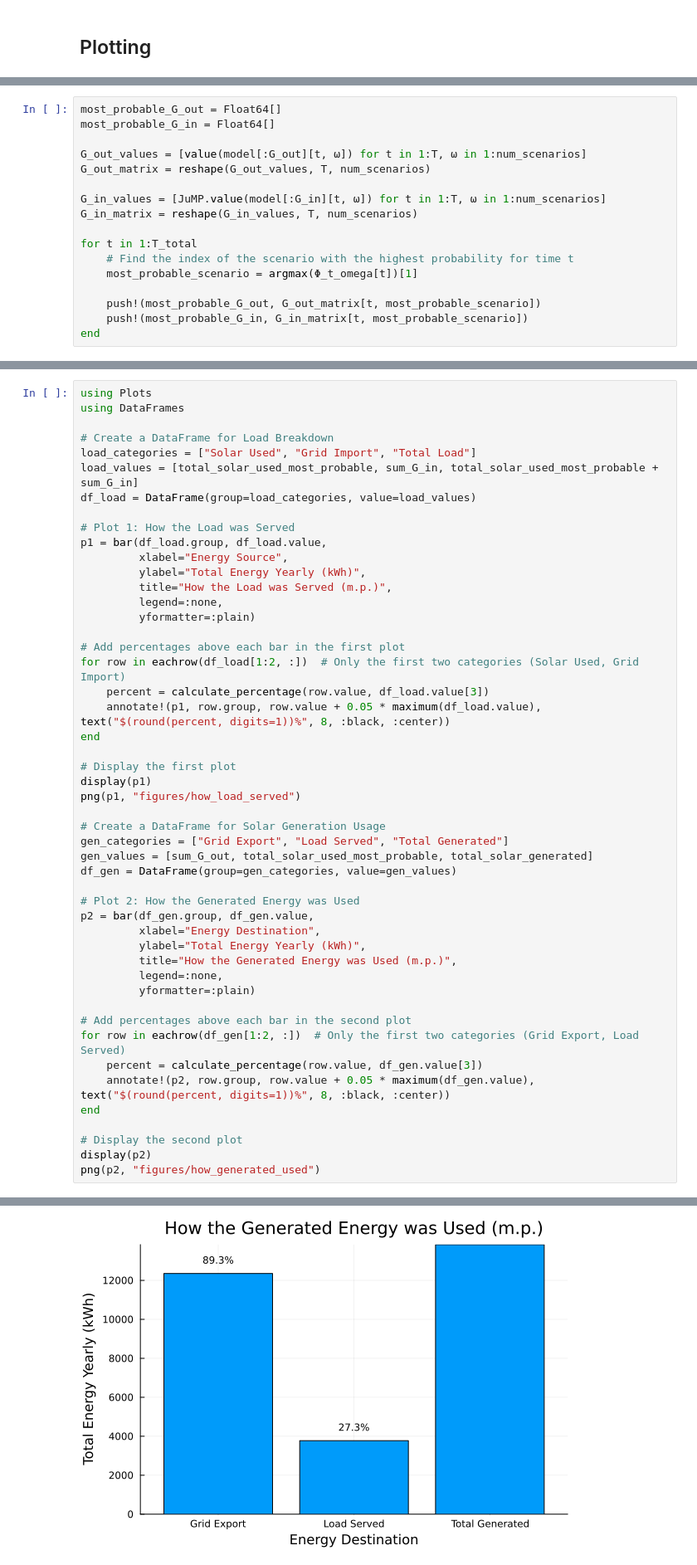
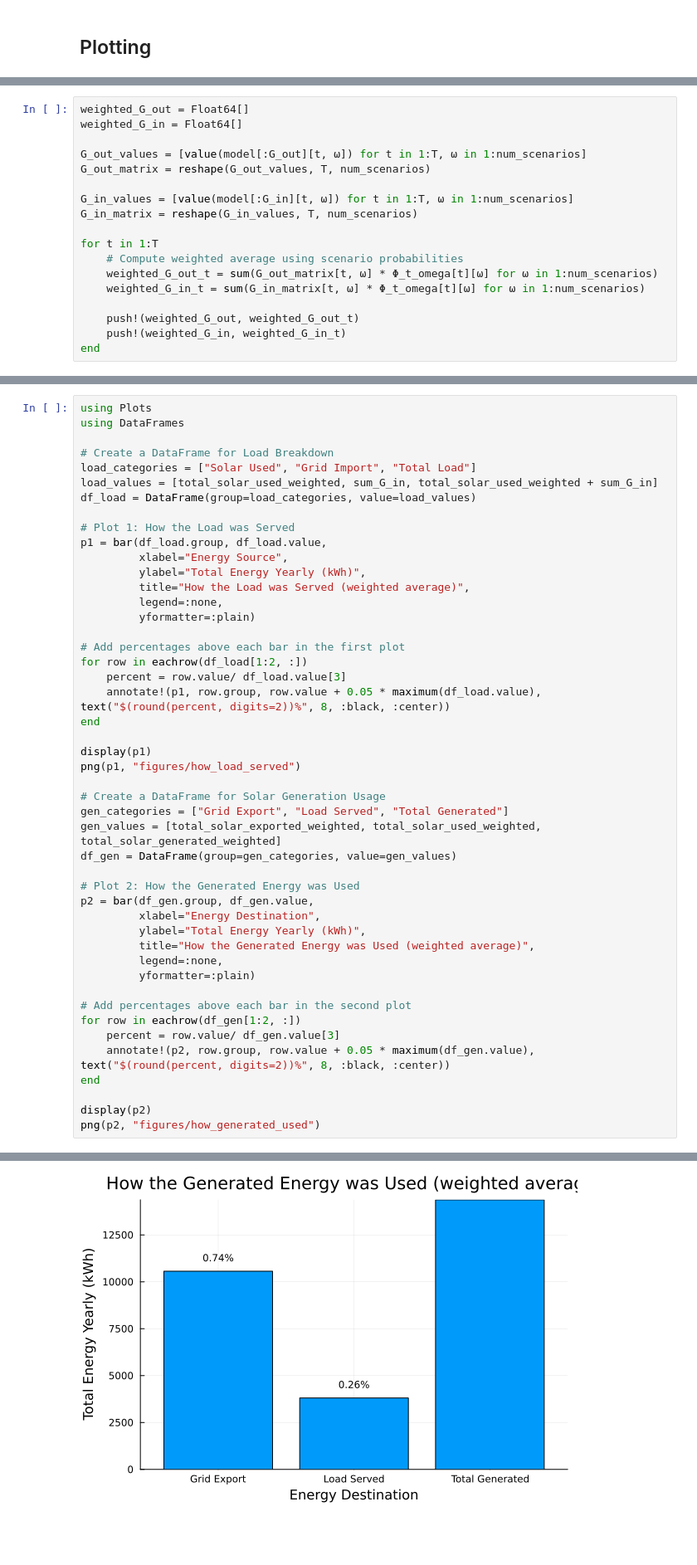
Before and after one commit to czwiessler/AMOProject, a Jupyter notebook: 05_Optimization.ipynb, the cells around one changed output, grey strips where cells are left out. Shown at 83% size. Drawn from its saved outputs; the diff is of its cells as text; blank space fills up the shorter version.

```diff
--- a/05_Optimization.ipynb
+++ b/05_Optimization.ipynb
@@ -228,19 +225,20 @@ Compute G-in and G-out series with most probable scenarios in every time step
 # %%
-most_probable_G_out = Float64[]
-most_probable_G_in = Float64[]
+weighted_G_out = Float64[]
+weighted_G_in = Float64[]
 
 G_out_values = [value(model[:G_out][t, ω]) for t in 1:T, ω in 1:num_scenarios]
 G_out_matrix = reshape(G_out_values, T, num_scenarios)
 
-G_in_values = [JuMP.value(model[:G_in][t, ω]) for t in 1:T, ω in 1:num_scenarios]
+G_in_values = [value(model[:G_in][t, ω]) for t in 1:T, ω in 1:num_scenarios]
 G_in_matrix = reshape(G_in_values, T, num_scenarios)
 
-for t in 1:T_total
-    # Find the index of the scenario with the highest probability for time t
-    most_probable_scenario = argmax(Φ_t_omega[t])[1]
+for t in 1:T
+    # Compute weighted average using scenario probabilities
+    weighted_G_out_t = sum(G_out_matrix[t, ω] * Φ_t_omega[t][ω] for ω in 1:num_scenarios)
+    weighted_G_in_t = sum(G_in_matrix[t, ω] * Φ_t_omega[t][ω] for ω in 1:num_scenarios)
 
-    push!(most_probable_G_out, G_out_matrix[t, most_probable_scenario])
-    push!(most_probable_G_in, G_in_matrix[t, most_probable_scenario])
+    push!(weighted_G_out, weighted_G_out_t)
+    push!(weighted_G_in, weighted_G_in_t)
 end
 # %%
 using Plots
@@ -332,47 +330,45 @@ using DataFrames
 
 # Create a DataFrame for Load Breakdown
 load_categories = ["Solar Used", "Grid Import", "Total Load"]
-load_values = [total_solar_used_most_probable, sum_G_in, total_solar_used_most_probable + sum_G_in]
+load_values = [total_solar_used_weighted, sum_G_in, total_solar_used_weighted + sum_G_in]
 df_load = DataFrame(group=load_categories, value=load_values)
 
 # Plot 1: How the Load was Served
 p1 = bar(df_load.group, df_load.value,
          xlabel="Energy Source",
          ylabel="Total Energy Yearly (kWh)",
-         title="How the Load was Served (m.p.)",
+         title="How the Load was Served (weighted average)",
          legend=:none,
          yformatter=:plain)
 
 # Add percentages above each bar in the first plot
-for row in eachrow(df_load[1:2, :])  # Only the first two categories (Solar Used, Grid Import)
-    percent = calculate_percentage(row.value, df_load.value[3])
-    annotate!(p1, row.group, row.value + 0.05 * maximum(df_load.value), text("$(round(percent, digits=1))%", 8, :black, :center))
+for row in eachrow(df_load[1:2, :])
+    percent = row.value/ df_load.value[3]
+    annotate!(p1, row.group, row.value + 0.05 * maximum(df_load.value), text("$(round(percent, digits=2))%", 8, :black, :center))
 end
 
-# Display the first plot
 display(p1)
 png(p1, "figures/how_load_served")
 
 # Create a DataFrame for Solar Generation Usage
 gen_categories = ["Grid Export", "Load Served", "Total Generated"]
-gen_values = [sum_G_out, total_solar_used_most_probable, total_solar_generated]
+gen_values = [total_solar_exported_weighted, total_solar_used_weighted, total_solar_generated_weighted]
 df_gen = DataFrame(group=gen_categories, value=gen_values)
 
 # Plot 2: How the Generated Energy was Used
 p2 = bar(df_gen.group, df_gen.value,
          xlabel="Energy Destination",
          ylabel="Total Energy Yearly (kWh)",
-         title="How the Generated Energy was Used (m.p.)",
+         title="How the Generated Energy was Used (weighted average)",
          legend=:none,
          yformatter=:plain)
 
 # Add percentages above each bar in the second plot
-for row in eachrow(df_gen[1:2, :])  # Only the first two categories (Grid Export, Load Served)
-    percent = calculate_percentage(row.value, df_gen.value[3])
-    annotate!(p2, row.group, row.value + 0.05 * maximum(df_gen.value), text("$(round(percent, digits=1))%", 8, :black, :center))
+for row in eachrow(df_gen[1:2, :])
+    percent = row.value/ df_gen.value[3]
+    annotate!(p2, row.group, row.value + 0.05 * maximum(df_gen.value), text("$(round(percent, digits=2))%", 8, :black, :center))
 end
 
-# Display the second plot
 display(p2)
 png(p2, "figures/how_generated_used")
 # %% [output]
@@ -380,4 +376,4 @@ png(p2, "figures/how_generated_used")
-[figure, old version]
+[figure, new version]
 "figures\\how_generated_used.png"
 # %% [markdown]
 ## Sensitivity Analysis
```
Also changed, not shown: parts of 20 cells of this notebook, 4 other files.
